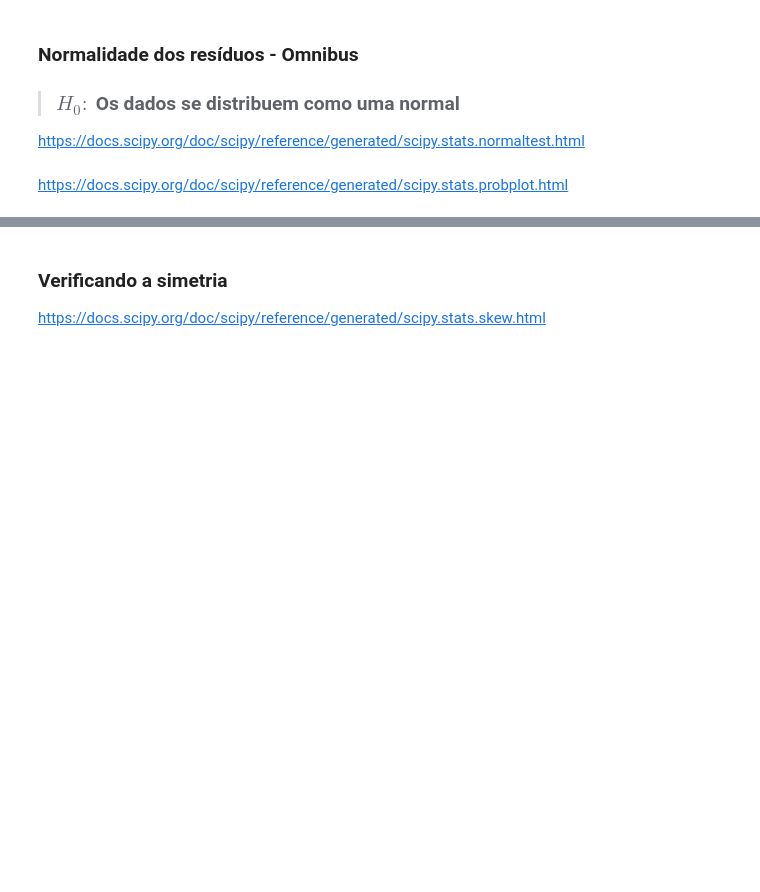
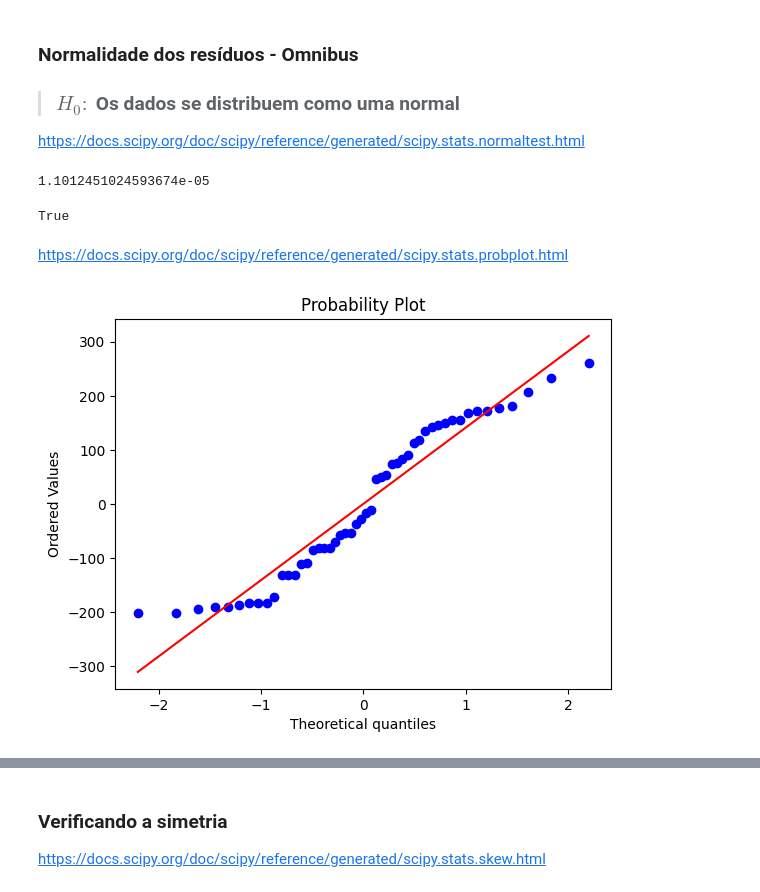
Before and after one commit to LuTDC/estatistica_python_alura, a Jupyter notebook: Modulo5 - Correlação e Regressão/Curso_de_Estatística_Parte_4.ipynb, the cells around one changed output, grey strips where cells are left out. Cells and saved outputs as stored; diff of their text form; code cells hidden in the pictures; blank space fills up the shorter version.

```diff
--- a/Modulo5 - Correlação e Regressão/Curso_de_Estatística_Parte_4.ipynb
+++ b/Modulo5 - Correlação e Regressão/Curso_de_Estatística_Parte_4.ipynb
@@ -1080,5 +1351,23 @@ $F_{\alpha}$ - baseia-se na distribuição F com $k$ graus de liberdade no numer
 > ### $H_0:$ Os dados se distribuem como uma normal
 
 https://docs.scipy.org/doc/scipy/reference/generated/scipy.stats.normaltest.html
+# %%
+from scipy.stats import normaltest
+
+_, p_valor = normaltest(dataset.Residuos)
+p_valor
+# %% [output]
+1.1012451024593674e-05
+# %%
+p_valor <= significancia
+# %% [output]
+True
 # %% [markdown]
 https://docs.scipy.org/doc/scipy/reference/generated/scipy.stats.probplot.html
+# %%
+from scipy.stats import probplot
+import matplotlib.pyplot as plt
+
+(_, (_, _, _)) = probplot(dataset.Residuos, plot=plt)
+# %% [output]
+[figure, added]
```
Also changed, not shown: parts of 57 cells of this notebook.
